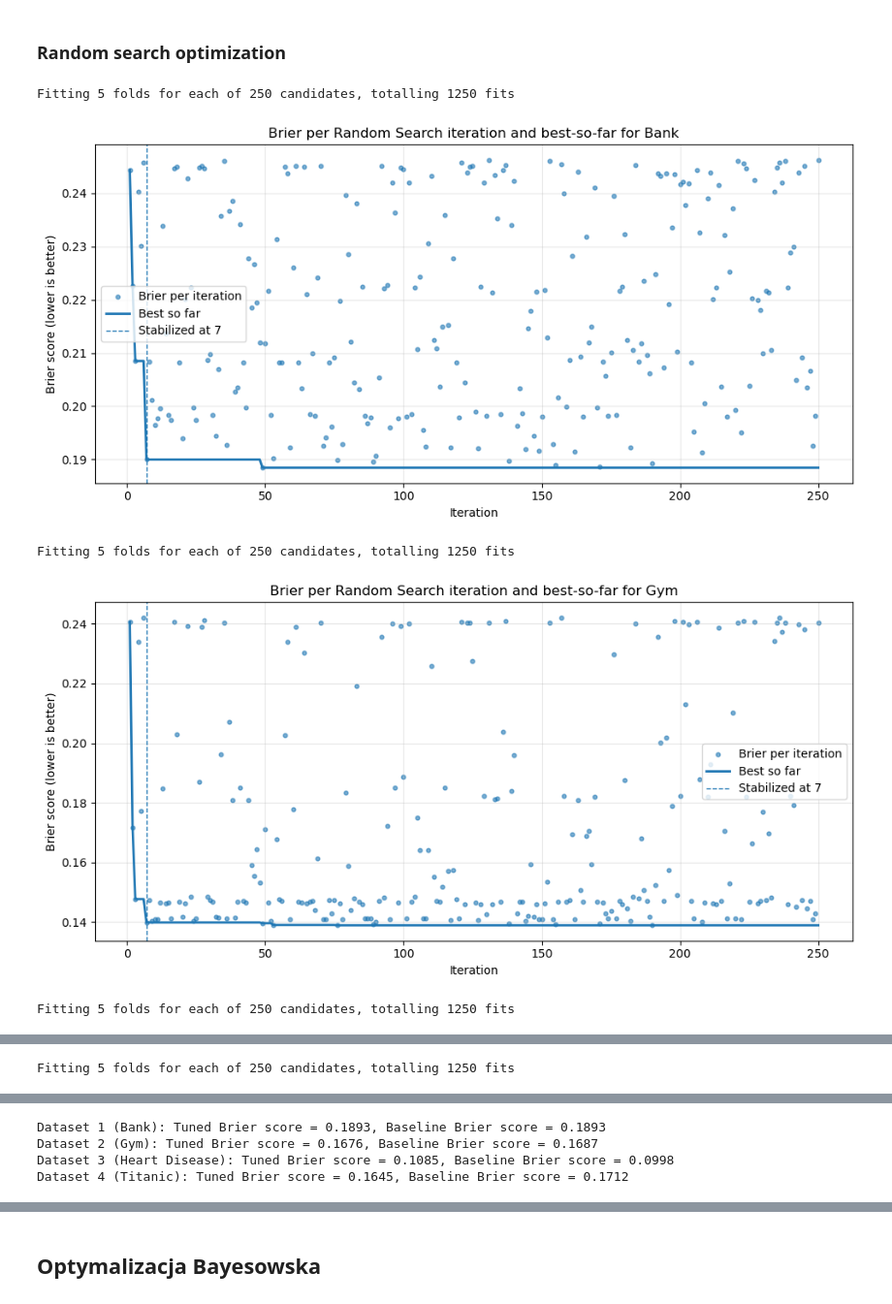
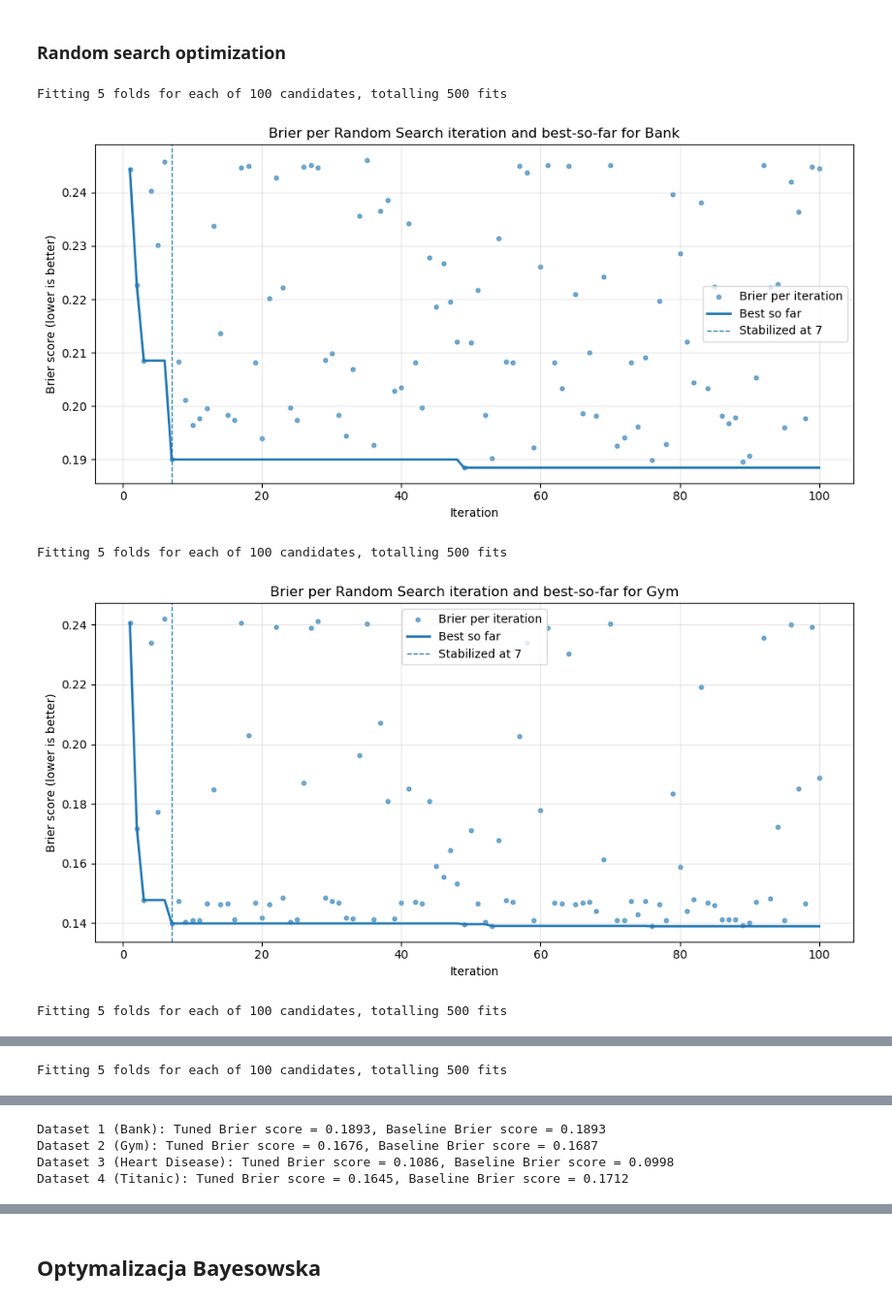
Before and after one commit to Wysocki-Piotr/Hyperparameter-optimization, a Jupyter notebook: KernelSVM.ipynb, the cells around one changed output, grey strips where cells are left out. Shown at 97% size. Drawn from its saved outputs; the diff is of its cells as text; code cells hidden in the pictures.

```diff
--- a/KernelSVM.ipynb
+++ b/KernelSVM.ipynb
@@ -56,7 +56,7 @@ Dataset 4 (Titanic): Baseline Brier score = 0.1712
 
 ### Random search optimization
 # %%
-N_ITER = 250
+N_ITER = 100
 RANDOM_STATE = 42
 SCORER = 'neg_brier_score'  # maximize negative value because in standard brier score the lower, the better
 WINDOW_SIZE = 10
@@ -118,7 +118,12 @@ def detect_stabilization_by_last(best_so_far, abs_tol=ABS_TOL, window_len=WINDOW
             return start + 1, float(window[0])
     return None, None
 # %%
-
+random_search_history = {
+    "Bank": {"brier": [], "best_so_far": []},
+    "Gym": {"brier": [], "best_so_far": []},
+    "Heart Disease": {"brier": [], "best_so_far": []},
+    "Titanic": {"brier": [], "best_so_far": []}
+}
 # noinspection PyTypeChecker
 for X_train, X_test, y_train, y_test, dataset_name in tqdm(datasets, desc="Tuning datasets"):
     random_search.fit(X_train, y_train)
@@ -126,35 +131,39 @@ for X_train, X_test, y_train, y_test, dataset_name in tqdm(datasets, desc="Tunin
     best_params = {'C': best_params['svc__C'], 'gamma': best_params['svc__gamma']}
 
     model = make_pipeline(
         StandardScaler(),
         SVC(kernel='rbf', probability=True, random_state=42, **best_params)
     )
     model.fit(X_train, y_train)
     y_proba = model.predict_proba(X_test)[:, 1]
     brier = brier_score_loss(y_test, y_proba)
     tuned_brier_scores.append(brier)
     best_params_list.append(best_params)
     cv_results_list.append(random_search.cv_results_)
 
     # Extract CV results for visualization
     cv_results = random_search.cv_results_
+    mean_test_scores = -cv_results['mean_test_score']
+    best_so_far = np.minimum.accumulate(mean_test_scores)
+    random_search_history[dataset_name]["brier"] = mean_test_scores.tolist()
+    random_search_history[dataset_name]["best_so_far"] = best_so_far.tolist()
     param_C = cv_results['param_svc__C'].data
     param_gamma = cv_results['param_svc__gamma'].data
     mean_test_score = -cv_results['mean_test_score']  # Negate if using neg_log_loss
     best_so_far = np.minimum.accumulate(mean_test_score)
 
     # Detect stabilization
     stabilized_at, stabilized_value = detect_stabilization_by_last(best_so_far, abs_tol=ABS_TOL, window_len=WINDOW_SIZE)
 
     # Prepare data for plotting
     iters = np.arange(1, len(mean_test_score) + 1)
     brier_per_iter = mean_test_score  # Brier scores per iteration
 
     # Plot the results for this dataset
     chart_random(stabilized_at, brier_per_iter, iters, best_so_far, dataset_name)
 # %% [output]
-Fitting 5 folds for each of 250 candidates, totalling 1250 fits
+Fitting 5 folds for each of 100 candidates, totalling 500 fits
-[figure, old version]
+[figure, new version]
-Fitting 5 folds for each of 250 candidates, totalling 1250 fits
+Fitting 5 folds for each of 100 candidates, totalling 500 fits
-[figure, old version]
+[figure, new version]
-Fitting 5 folds for each of 250 candidates, totalling 1250 fits
+Fitting 5 folds for each of 100 candidates, totalling 500 fits
@@ -162 +171 @@ Fitting 5 folds for each of 250 candidates, totalling 1250 fits
-Fitting 5 folds for each of 250 candidates, totalling 1250 fits
+Fitting 5 folds for each of 100 candidates, totalling 500 fits
@@ -167,7 +176,7 @@ for i, (brier, baseline_brier, (_, _, _, _, dataset_name)) in enumerate(zip(tune
 # %% [output]
 Dataset 1 (Bank): Tuned Brier score = 0.1893, Baseline Brier score = 0.1893
 Dataset 2 (Gym): Tuned Brier score = 0.1676, Baseline Brier score = 0.1687
-Dataset 3 (Heart Disease): Tuned Brier score = 0.1085, Baseline Brier score = 0.0998
+Dataset 3 (Heart Disease): Tuned Brier score = 0.1086, Baseline Brier score = 0.0998
 Dataset 4 (Titanic): Tuned Brier score = 0.1645, Baseline Brier score = 0.1712
 # %%
 for i, (brier, params, (_, _, _, _, dataset_name)) in enumerate(zip(tuned_brier_scores, best_params_list, datasets), 1):
```
Also changed, not shown: parts of 17 cells of this notebook.
